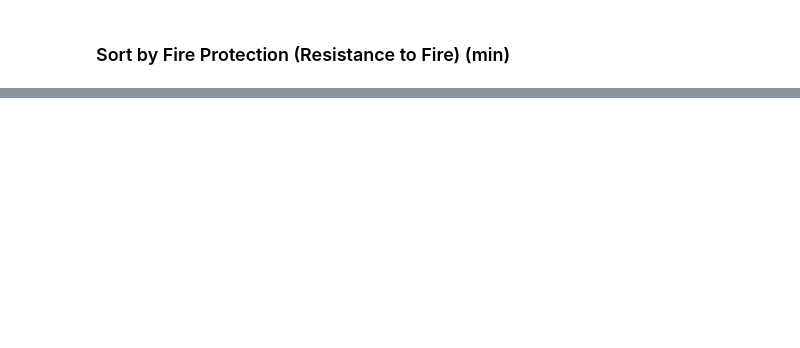
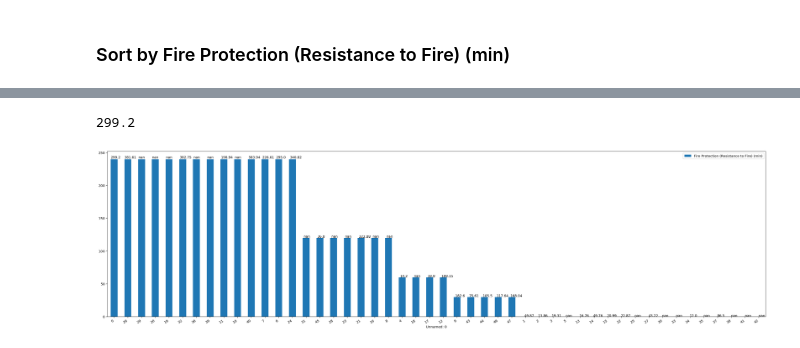
Before and after one commit to Saladino93/EnterpriseTech, a Jupyter notebook: ScrapedPrices.ipynb, the cells around one changed output, grey strips where cells are left out. Saved outputs shown, nothing was run; the diff lists cells and outputs as text; code cells hidden in the pictures; blank space fills up the shorter version.

```diff
--- a/ScrapedPrices.ipynb
+++ b/ScrapedPrices.ipynb
@@ -156,7 +156,8 @@ Ignored the following from the website [1 Sheet  coverage, Pallet Coverage, Volu
 # %% [markdown]
 ### Sort by Fire Protection (Resistance to Fire) (min)
 # %%
-df.sort_values('Fire Protection (Resistance to Fire) (min)', ascending = False)
+sorteddf = df.sort_values('Fire Protection (Resistance to Fire) (min)', ascending = False)
+sorteddf
 # %% [output]
 |  | Unnamed: 0 | Name | Thickness (mm) | Width (mm) | Length (mm) | Area (m^2) | Density (kg/m^3) | ... |
 | 0 | 0 | 19.1mm Promat Monolux 500 Fire Pr... | 19.1 | 1220.0 | 2440.0 | 2.9 | 750.0 | ... |
@@ -179,0 +188,20 @@ df.to_excel('prices_database_2.xlsx')
+# %%
+sorteddf.loc[0,'Price No VAT (£)']
+# %% [output]
+299.2
+# %%
+fireprot = 'Fire Protection (Resistance to Fire) (min)'
+
+axes = sorteddf.plot.bar('Unnamed: 0', fireprot, figsize = (35, 10))
+
+keys = np.array(sorteddf['Unnamed: 0'])
+
+for i, p in enumerate(axes.patches):
+    price = sorteddf.loc[keys[i] ,'Price No VAT (£)']
+    axes.annotate(str(round(price, 2)), (p.get_x() * 1.005, p.get_height() * 1.005))
+
+
+plt.gcf().autofmt_xdate()
+plt.show()
+# %% [output]
+[figure, added]
```
Also changed, not shown: parts of 5 cells of this notebook, 1 other file.
